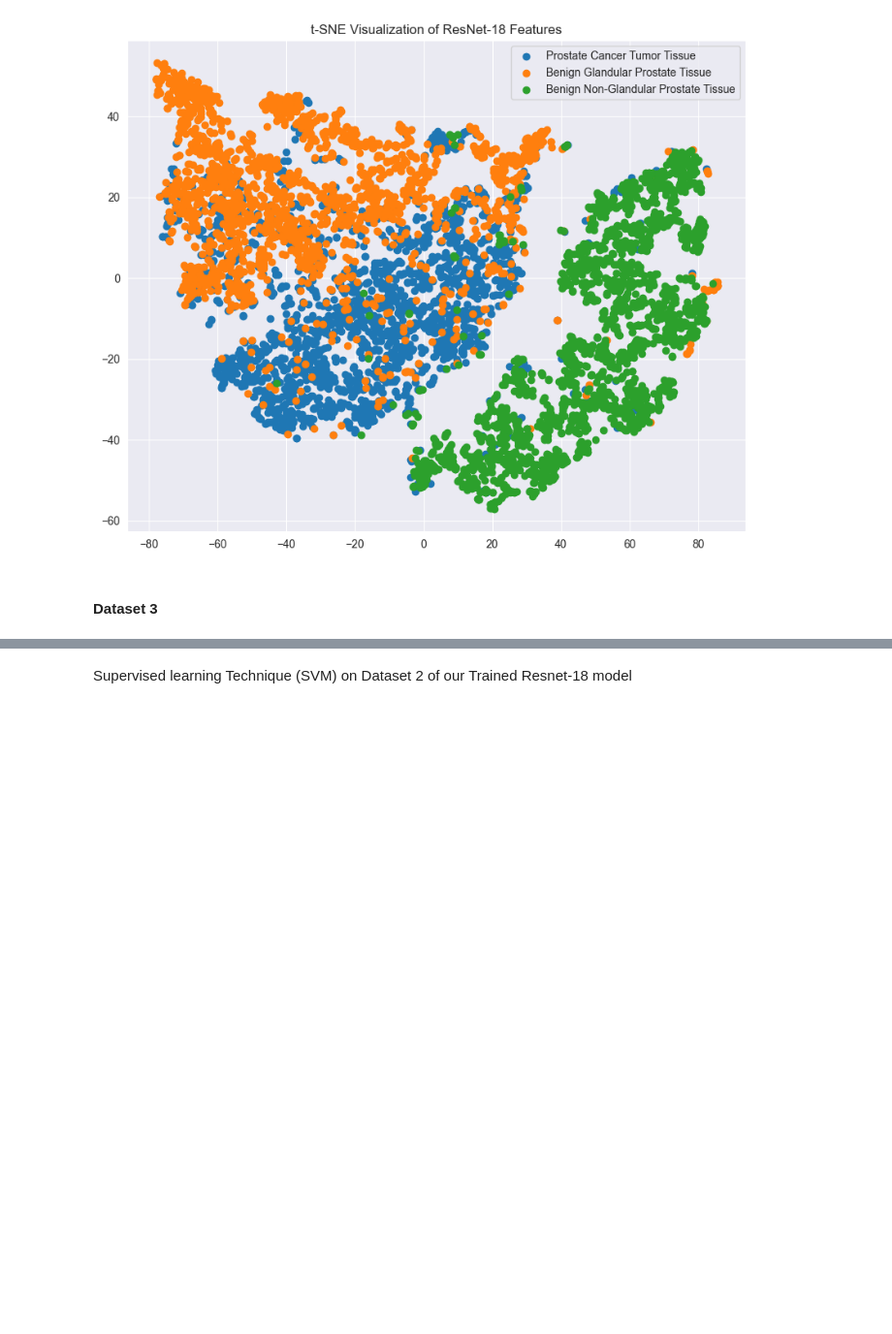
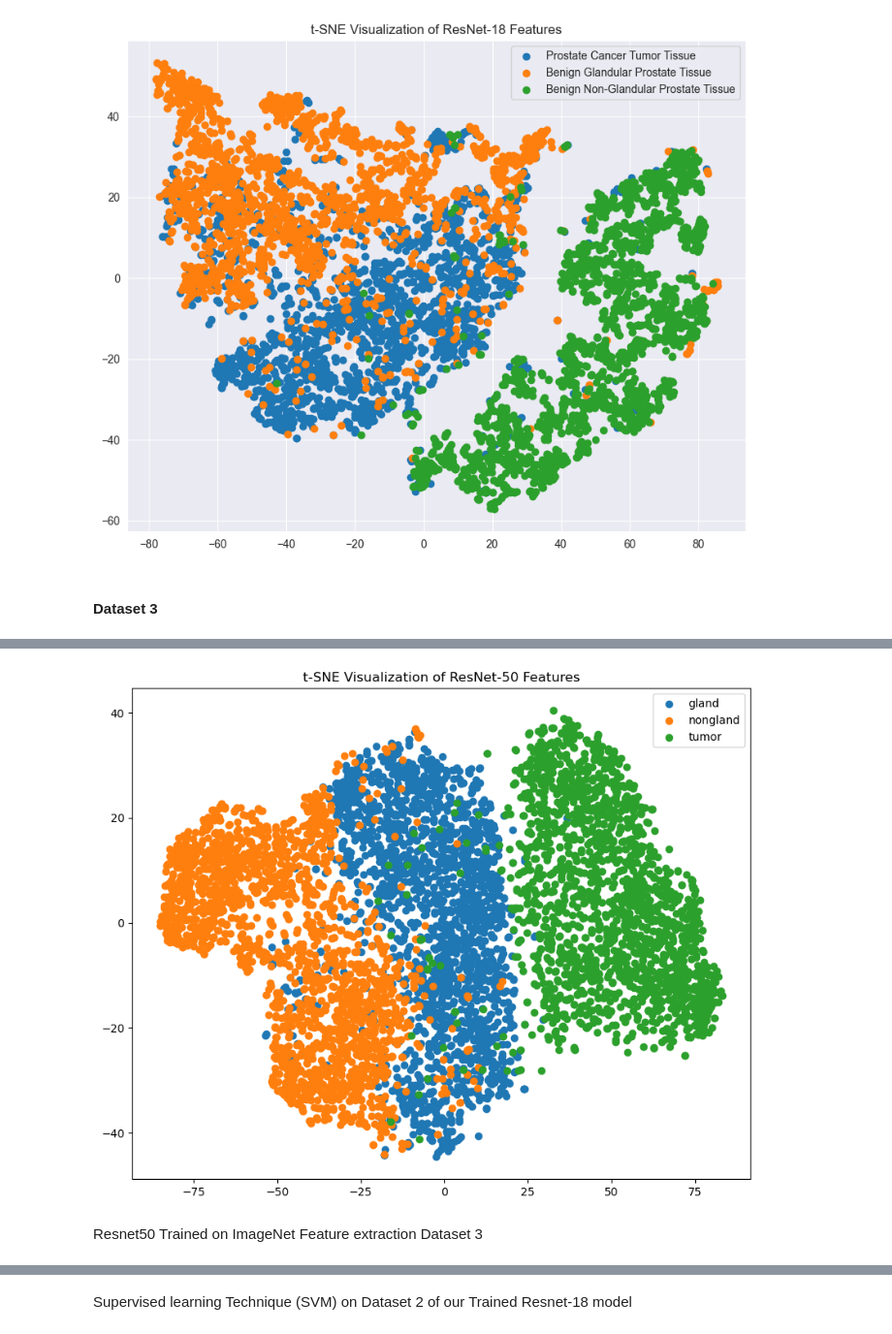
Before and after one commit to mkandaleft/COMP432-GroupM, a Jupyter notebook: Comp432.ipynb, the cells around one changed output, grey strips where cells are left out. Shown at 97% size. Saved outputs shown, nothing was run; the diff lists cells and outputs as text; code cells hidden in the pictures; blank space fills up the shorter version.

```diff
--- a/Comp432.ipynb
+++ b/Comp432.ipynb
@@ -390,0 +380,3 @@ plt.show()
+# %%
+# Load the pre-trained ResNet-50 pretrained on ImageNet
+resnet50 = torchvision.models.resnet50(weights='IMAGENET1K_V1')
@@ -390,0 +400,44 @@ plt.show()
+# %%
+resnet50.eval()
+
+# Store features and labels
+features_list = []
+labels_list = []
+
+# Get the features and labels
+for data in data_loader_2:
+    inputs, labels = data
+    inputs, labels = inputs.to(device), labels.to(device)
+    features = resnet50(inputs).detach().cpu().numpy()
+    features_list.append(features)
+    labels_list.append(labels.cpu().numpy())
+
+# Concatenate features and labels
+features = torch.from_numpy(np.concatenate(features_list))
+labels = torch.from_numpy(np.concatenate(labels_list))
+
+# Reshape the features tensor if needed
+features = features.view(features.size(0), -1)  # Reshape if necessary for t-SNE
+
+# Apply t-SNE for dimensionality reduction
+tsne = TSNE(n_components=2, random_state=0)
+embedded_features = tsne.fit_transform(features)
+
+# Verbal class labels.
+class_labels = ["gland", "nongland", "tumor"]
+
+# Plot the t-SNE embedded features with class labels
+plt.figure(figsize=(10, 8))
+for class_idx in range(3):
+    plt.scatter(
+        embedded_features[labels == class_idx, 0],
+        embedded_features[labels == class_idx, 1],
+        label=class_labels[ class_idx],
+    )
+plt.title('t-SNE Visualization of ResNet-50 Features')
+plt.legend()
+plt.show()
+# %% [output]
+[figure, added]
+# %% [markdown]
+Resnet50 Trained on ImageNet Feature extraction Dataset 3
```
Also changed, not shown: parts of 19 cells of this notebook.
